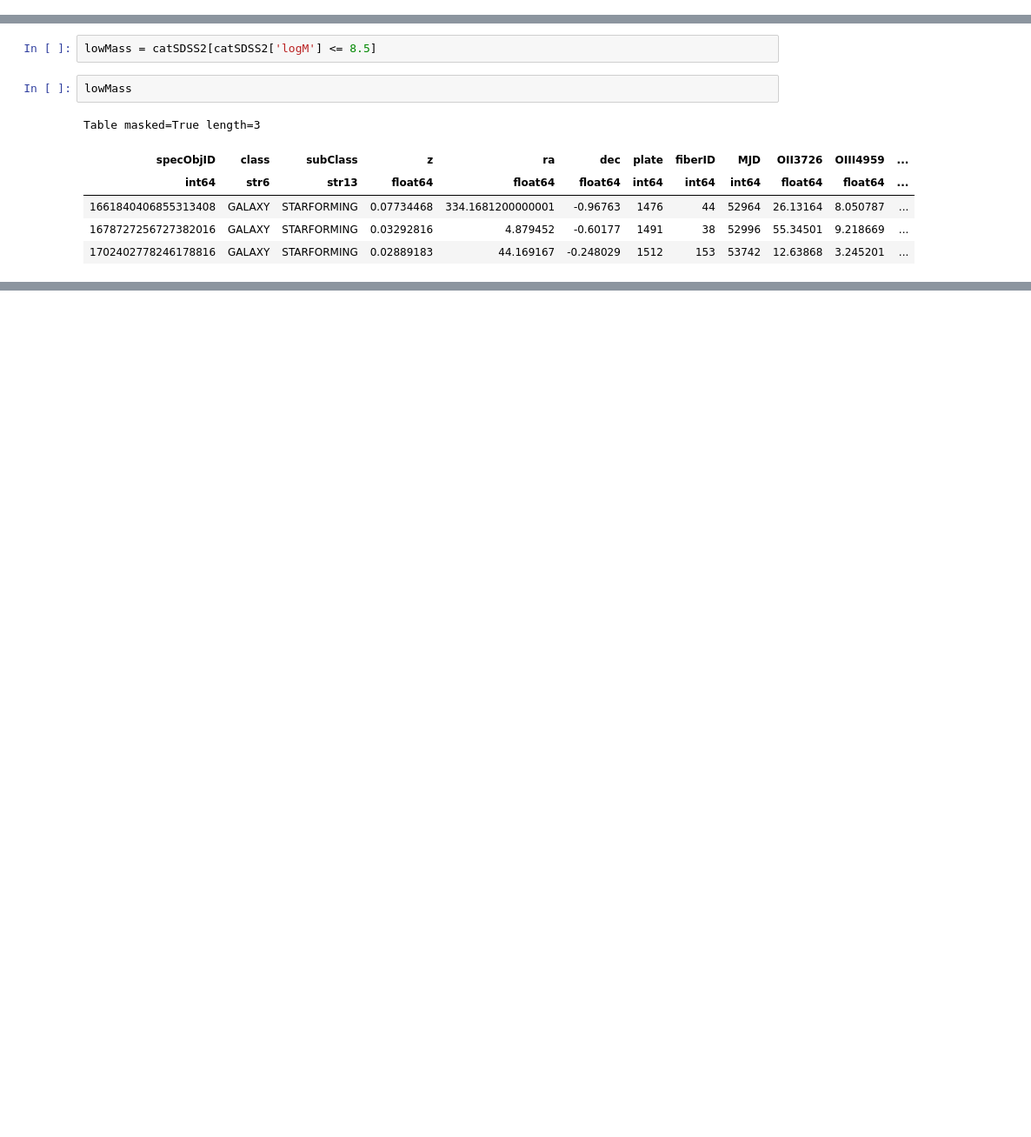
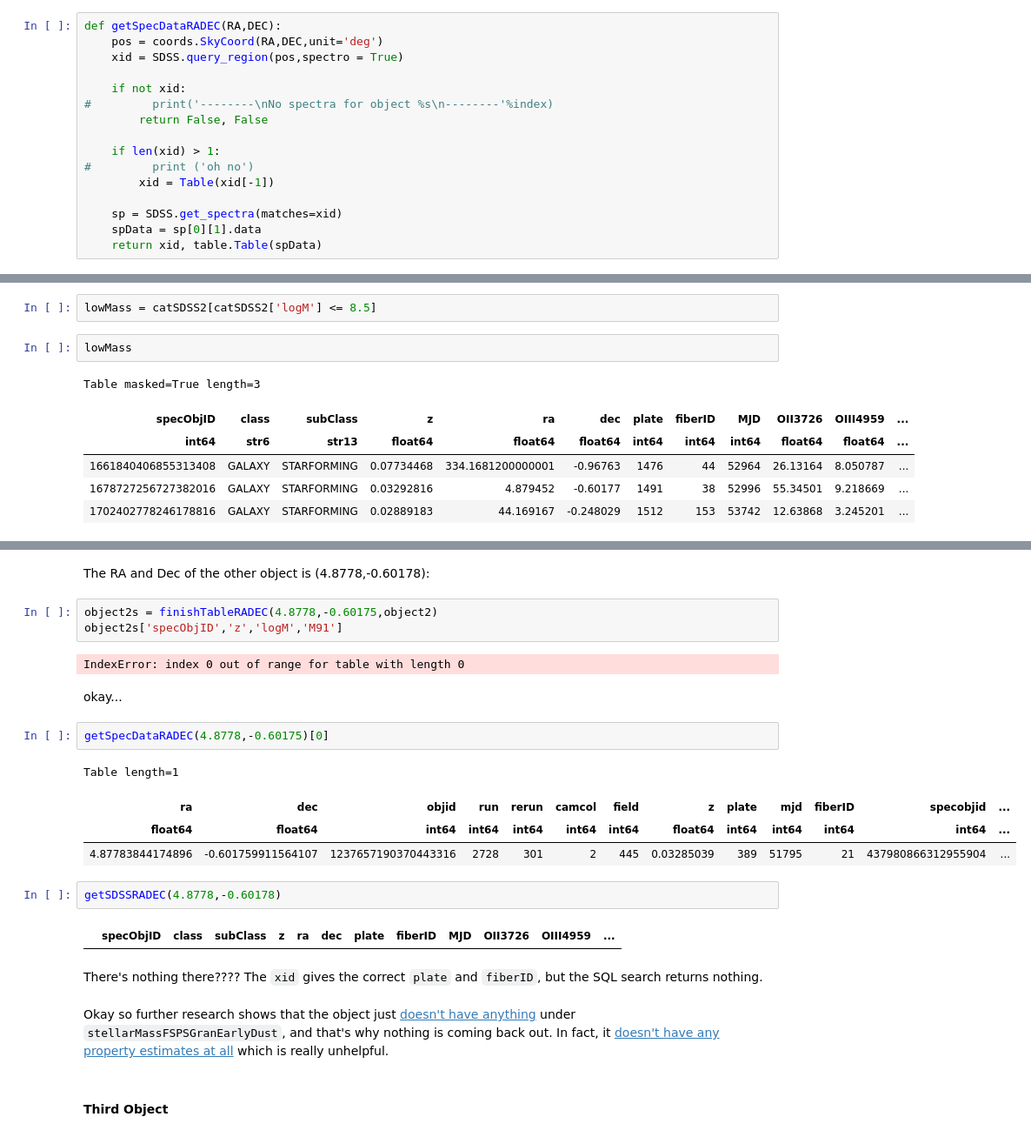
Before and after one commit to NicoAdams/Stripe82Clumps, a Jupyter notebook: mike_sandbox_clean.ipynb, the cells around one changed output, grey strips where cells are left out. Shown at 87% size. Cells and saved outputs as stored; diff of their text form; blank space fills up the shorter version.

Commit message:
looked into low mass objects

```diff
--- a/mike_sandbox_clean.ipynb
+++ b/mike_sandbox_clean.ipynb
@@ -384,0 +390,16 @@ The three that are smaller mass are classified as `STARFORMING`. I will have to
+# %%
+def getSpecDataRADEC(RA,DEC):
+    pos = coords.SkyCoord(RA,DEC,unit='deg')
+    xid = SDSS.query_region(pos,spectro = True)
+
+    if not xid:
+#         print('--------\nNo spectra for object %s\n--------'%index)
+        return False, False
+
+    if len(xid) > 1:
+#         print ('oh no')
+        xid = Table(xid[-1])
+
+    sp = SDSS.get_spectra(matches=xid)
+    spData = sp[0][1].data
+    return xid, table.Table(spData)
@@ -399,0 +477,26 @@ Here is the first object `1661840406855313408`:
+# %% [markdown]
+The RA and Dec of the other object is (4.8778,-0.60178):
+# %%
+object2s = finishTableRADEC(4.8778,-0.60175,object2)
+object2s['specObjID','z','logM','M91']
+# %% [output]
+IndexError: index 0 out of range for table with length 0
+# %% [markdown]
+okay...
+# %%
+getSpecDataRADEC(4.8778,-0.60175)[0]
+# %% [output]
+Table length=1
+| ra | dec | objid | run | rerun | camcol | field | z | plate | mjd | fiberID | specobjid | ... |
+| float64 | float64 | int64 | int64 | int64 | int64 | int64 | float64 | int64 | int64 | int64 | int64 | ... |
+| 4.87783844174896 | -0.601759911564107 | 1237657190370443316 | 2728 | 301 | 2 | 445 | 0.03285039 | 389 | 51795 | 21 | 437980866312955904 | ... |
+# %%
+getSDSSRADEC(4.8778,-0.60178)
+# %% [output]
+|  | specObjID | class | subClass | z | ra | dec | plate | fiberID | MJD | OII3726 | OIII4959 | ... |
+# %% [markdown]
+There's nothing there???? The `xid` gives the correct `plate` and `fiberID`, but the SQL search returns nothing.
+# %% [markdown]
+Okay so further research shows that the object just [doesn't have anything](http://skyserver.sdss.org/dr15/en/tools/explore/DisplayResults.aspx?name=stellarMassFSPSGranEarlyDust&id=1237657190370443316&spec=437980866312955904&apid=&fieldId=0x112d0aa841bd0000&ra=4.87783844259087&dec=-0.601759910130567&plateId=437975093876910080&mangaid=) under `stellarMassFSPSGranEarlyDust`, and that's why nothing is coming back out. In fact, it [doesn't have any property estimates at all](http://skyserver.sdss.org/dr15/en/tools/explore/parameters.aspx?id=1237657190370443316&spec=437980866312955904&apid=&fieldId=0x112d0aa841bd0000&ra=4.87783844259087&dec=-0.601759910130567&plateId=437975093876910080&mangaid=) which is really unhelpful.
+# %% [markdown]
+#### Third Object
```
Also changed, not shown: parts of 34 cells of this notebook.
